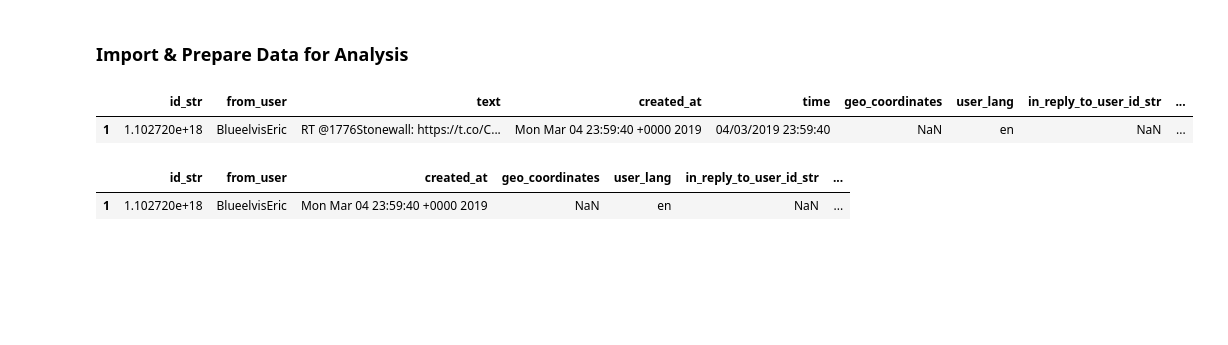
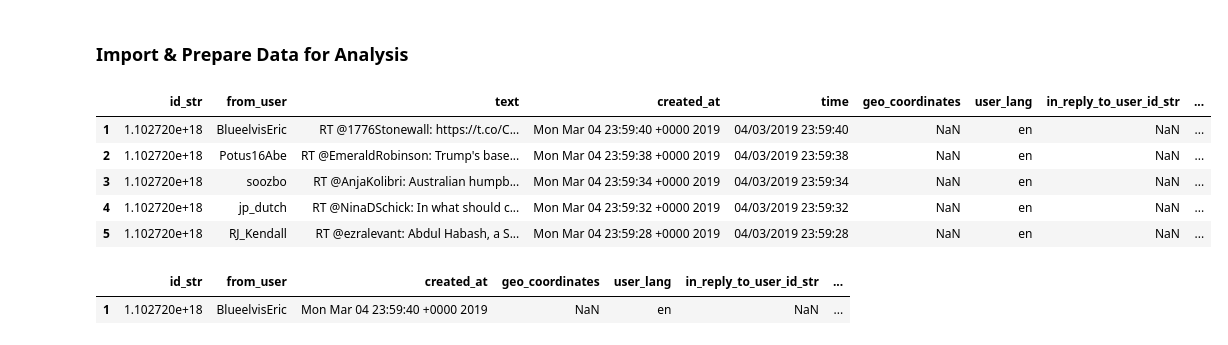
Before and after one commit to menyalas/llcu612Project, a Jupyter notebook: Descriptives-SAM.ipynb, the cells around one changed output. Saved outputs shown, nothing was run; the diff lists cells and outputs as text; code cells hidden in the pictures; blank space fills up the shorter version.

```diff
--- a/Descriptives-SAM.ipynb
+++ b/Descriptives-SAM.ipynb
@@ -9,10 +13,14 @@ pd.set_option('display.max_colwidth', -1)
 <h3>Import & Prepare Data for Analysis</h3>
 # %%
 df = pd.read_csv('20190313_TW_MigrantMigration.csv')
-df[1:2]
+df[1:6]
 # %% [output]
 |  | id_str | from_user | text | created_at | time | geo_coordinates | user_lang | in_reply_to_user_id_str | ... |
 | 1 | 1.102720e+18 | BlueelvisEric | RT @1776Stonewall: https://t.co/C... | Mon Mar 04 23:59:40 +0000 2019 | 04/03/2019 23:59:40 | NaN | en | NaN | ... |
+| 2 | 1.102720e+18 | Potus16Abe | RT @EmeraldRobinson: Trump's base... | Mon Mar 04 23:59:38 +0000 2019 | 04/03/2019 23:59:38 | NaN | en | NaN | ... |
+| 3 | 1.102720e+18 | soozbo | RT @AnjaKolibri: Australian humpb... | Mon Mar 04 23:59:34 +0000 2019 | 04/03/2019 23:59:34 | NaN | en | NaN | ... |
+| 4 | 1.102720e+18 | jp_dutch | RT @NinaDSchick: In what should c... | Mon Mar 04 23:59:32 +0000 2019 | 04/03/2019 23:59:32 | NaN | en | NaN | ... |
+| 5 | 1.102720e+18 | RJ_Kendall | RT @ezralevant: Abdul Habash, a S... | Mon Mar 04 23:59:28 +0000 2019 | 04/03/2019 23:59:28 | NaN | en | NaN | ... |
 # %%
 #Drop the "text" and "entities" columns that Sunyam is working on.
 #Also dropping time because it is redundant with "created_at"
```
Also changed, not shown: parts of 34 cells of this notebook.
